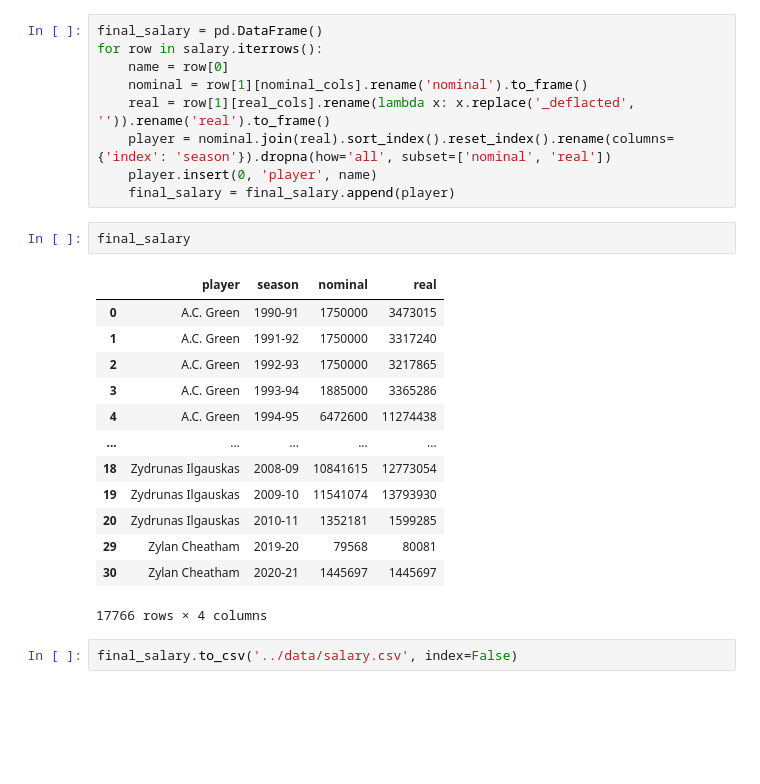
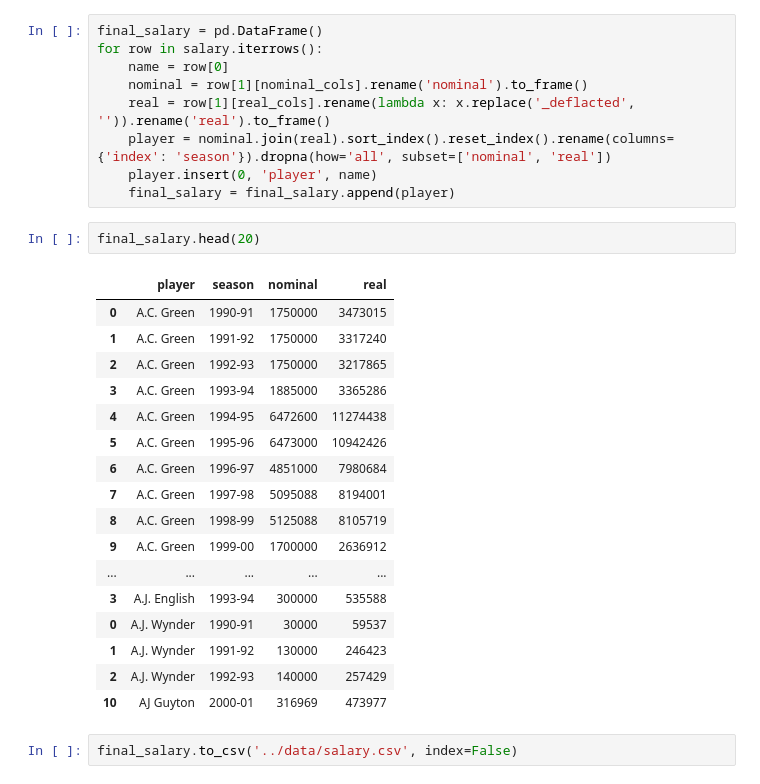
Before and after one commit to ciencia-dados-ifsp-grupo5/NBAstats, a Jupyter notebook: notebooks/NBAstats_salaries.ipynb, the cells around one changed output. Saved outputs shown, nothing was run; the diff lists cells and outputs as text; blank space fills up the shorter version.

```diff
--- a/notebooks/NBAstats_salaries.ipynb
+++ b/notebooks/NBAstats_salaries.ipynb
@@ -40,20 +40,24 @@ for row in salary.iterrows():
     player.insert(0, 'player', name)
     final_salary = final_salary.append(player)
 # %%
-final_salary
+final_salary.head(20)
 # %% [output]
 |  | player | season | nominal | real |
 | 0 | A.C. Green | 1990-91 | 1750000 | 3473015 |
 | 1 | A.C. Green | 1991-92 | 1750000 | 3317240 |
 | 2 | A.C. Green | 1992-93 | 1750000 | 3217865 |
 | 3 | A.C. Green | 1993-94 | 1885000 | 3365286 |
 | 4 | A.C. Green | 1994-95 | 6472600 | 11274438 |
+| 5 | A.C. Green | 1995-96 | 6473000 | 10942426 |
+| 6 | A.C. Green | 1996-97 | 4851000 | 7980684 |
+| 7 | A.C. Green | 1997-98 | 5095088 | 8194001 |
+| 8 | A.C. Green | 1998-99 | 5125088 | 8105719 |
+| 9 | A.C. Green | 1999-00 | 1700000 | 2636912 |
 | ... | ... | ... | ... | ... |
-| 18 | Zydrunas Ilgauskas | 2008-09 | 10841615 | 12773054 |
-| 19 | Zydrunas Ilgauskas | 2009-10 | 11541074 | 13793930 |
-| 20 | Zydrunas Ilgauskas | 2010-11 | 1352181 | 1599285 |
-| 29 | Zylan Cheatham | 2019-20 | 79568 | 80081 |
-| 30 | Zylan Cheatham | 2020-21 | 1445697 | 1445697 |
+| 3 | A.J. English | 1993-94 | 300000 | 535588 |
+| 0 | A.J. Wynder | 1990-91 | 30000 | 59537 |
+| 1 | A.J. Wynder | 1991-92 | 130000 | 246423 |
+| 2 | A.J. Wynder | 1992-93 | 140000 | 257429 |
+| 10 | AJ Guyton | 2000-01 | 316969 | 473977 |
-17766 rows × 4 columns
 # %%
 final_salary.to_csv('../data/salary.csv', index=False)
```
Also changed, not shown: 3 other files.
